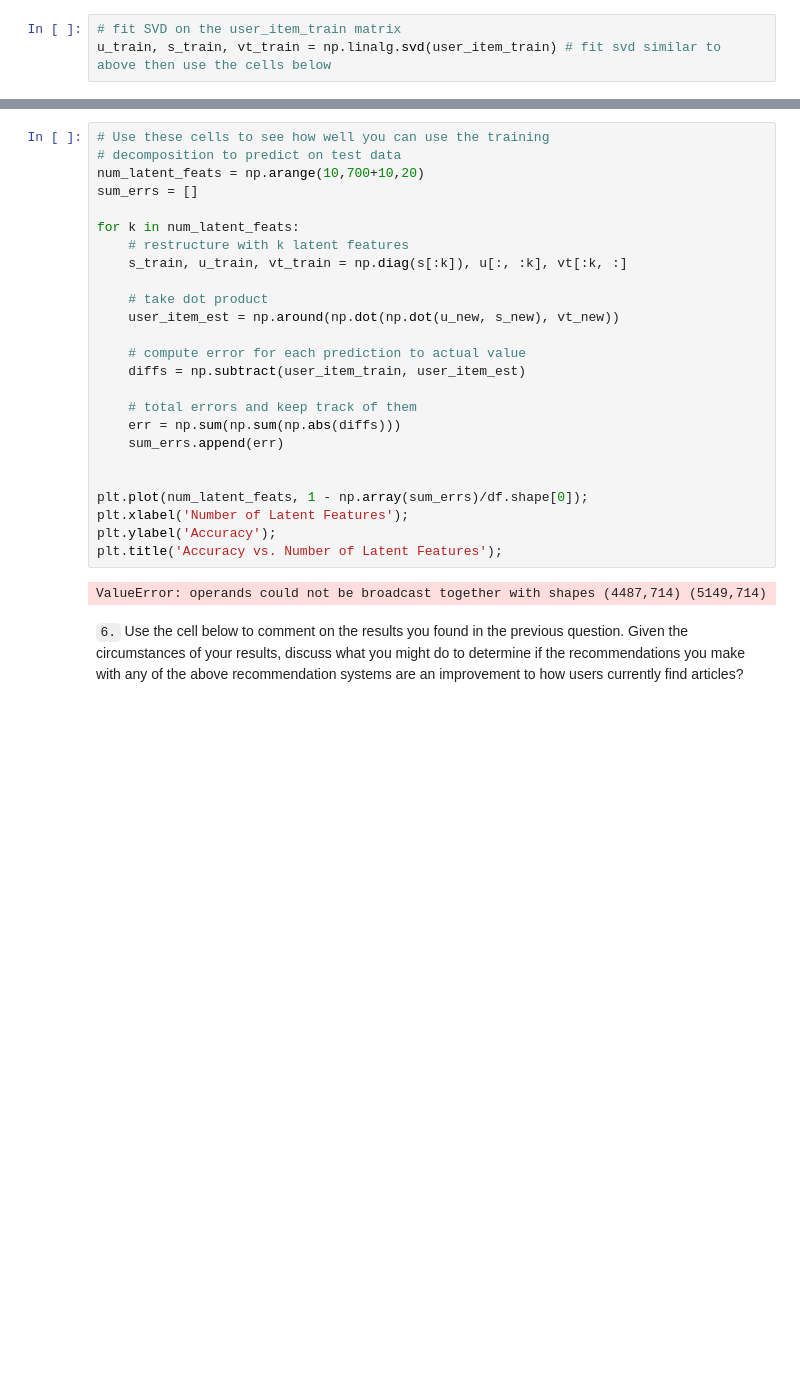
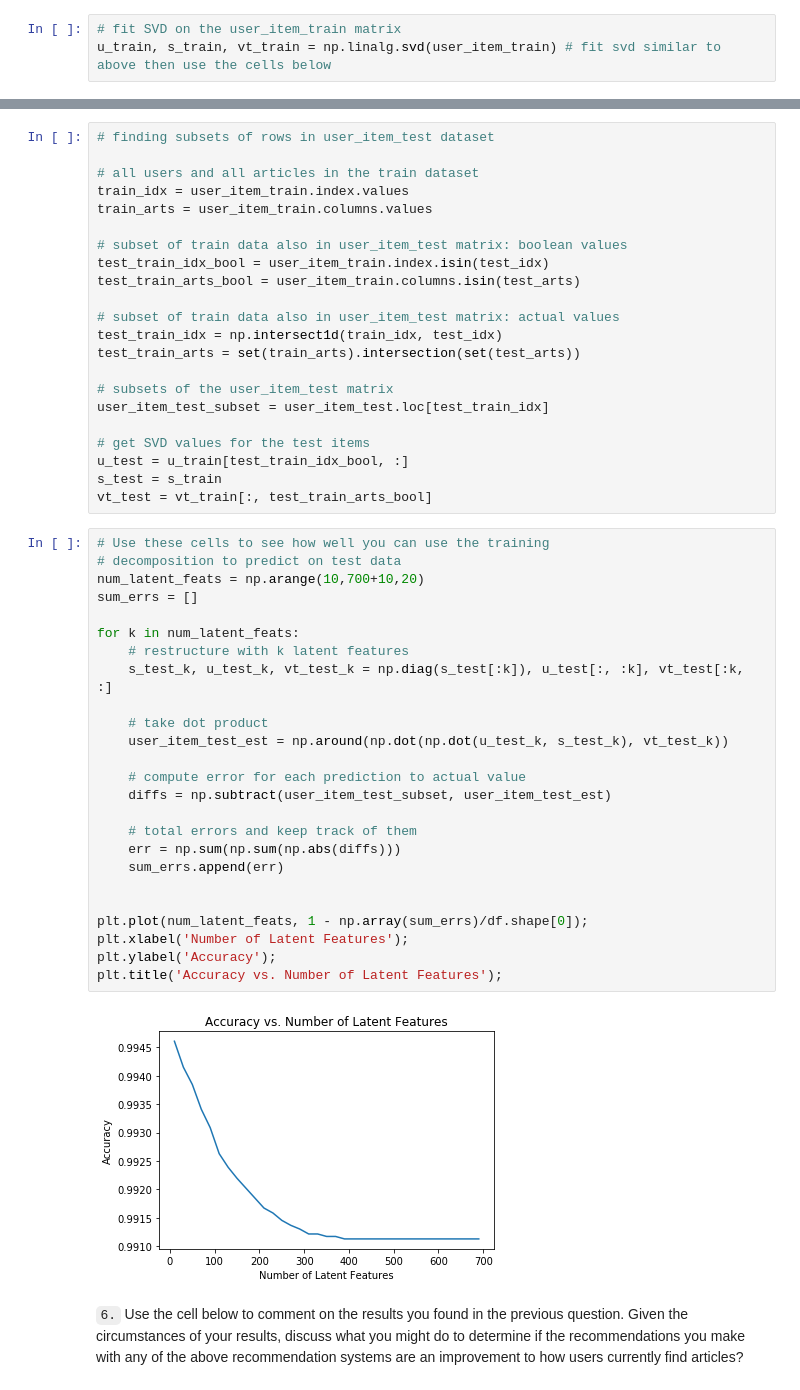
Before and after one commit to julianikulski/recommendations-with-ibm, a Jupyter notebook: Recommendations_with_IBM.ipynb, the cells around one changed output, grey strips where cells are left out. Cells and saved outputs as stored; diff of their text form; blank space fills up the shorter version.

```diff
--- a/Recommendations_with_IBM.ipynb
+++ b/Recommendations_with_IBM.ipynb
@@ -850,29 +850,51 @@ print(u_train.shape, s_train.shape, vt_train.shape)
+# %%
+# finding subsets of rows in user_item_test dataset
+
+# all users and all articles in the train dataset
+train_idx = user_item_train.index.values
+train_arts = user_item_train.columns.values
+
+# subset of train data also in user_item_test matrix: boolean values
+test_train_idx_bool = user_item_train.index.isin(test_idx)
+test_train_arts_bool = user_item_train.columns.isin(test_arts)
+
+# subset of train data also in user_item_test matrix: actual values
+test_train_idx = np.intersect1d(train_idx, test_idx)
+test_train_arts = set(train_arts).intersection(set(test_arts))
+
+# subsets of the user_item_test matrix
+user_item_test_subset = user_item_test.loc[test_train_idx]
+
+# get SVD values for the test items
+u_test = u_train[test_train_idx_bool, :]
+s_test = s_train
+vt_test = vt_train[:, test_train_arts_bool]
 # %%
 # Use these cells to see how well you can use the training
 # decomposition to predict on test data
 num_latent_feats = np.arange(10,700+10,20)
 sum_errs = []
 
 for k in num_latent_feats:
     # restructure with k latent features
-    s_train, u_train, vt_train = np.diag(s[:k]), u[:, :k], vt[:k, :]
+    s_test_k, u_test_k, vt_test_k = np.diag(s_test[:k]), u_test[:, :k], vt_test[:k, :]
 
     # take dot product
-    user_item_est = np.around(np.dot(np.dot(u_new, s_new), vt_new))
+    user_item_test_est = np.around(np.dot(np.dot(u_test_k, s_test_k), vt_test_k))
 
     # compute error for each prediction to actual value
-    diffs = np.subtract(user_item_train, user_item_est)
+    diffs = np.subtract(user_item_test_subset, user_item_test_est)
 
     # total errors and keep track of them
     err = np.sum(np.sum(np.abs(diffs)))
     sum_errs.append(err)
 
 
 plt.plot(num_latent_feats, 1 - np.array(sum_errs)/df.shape[0]);
 plt.xlabel('Number of Latent Features');
 plt.ylabel('Accuracy');
 plt.title('Accuracy vs. Number of Latent Features');
 # %% [output]
-ValueError: operands could not be broadcast together with shapes (4487,714) (5149,714)
+[figure, added]
 # %% [markdown]
 `6.` Use the cell below to comment on the results you found in the previous question. Given the circumstances of your results, discuss what you might do to determine if the recommendations you make with any of the above recommendation systems are an improvement to how users currently find articles?
```
Also changed, not shown: parts of 4 cells of this notebook.
